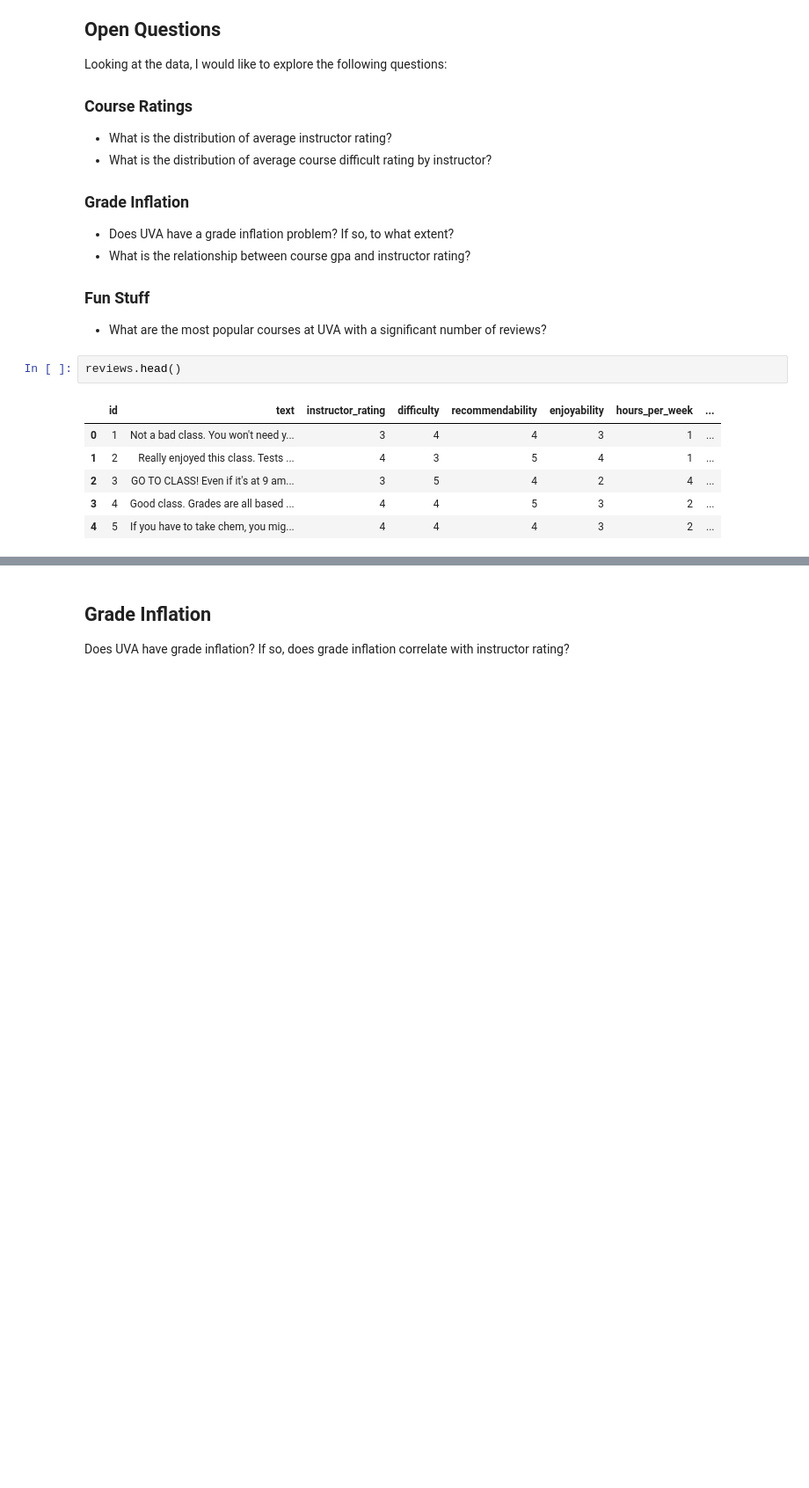
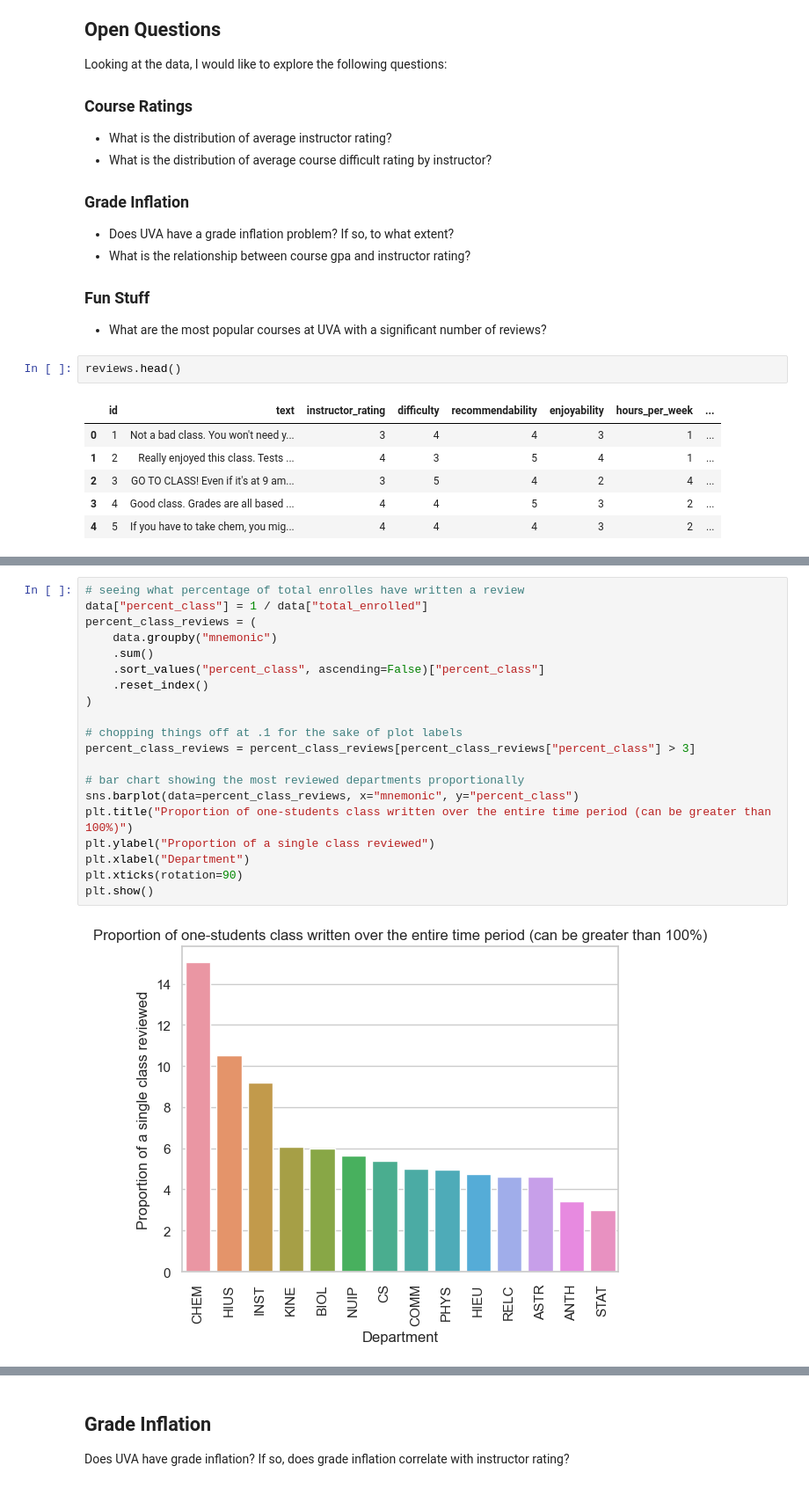
Before and after one commit to wkaisertexas/william-kaiser-ds-4003, a Jupyter notebook: sprints/sprint2-data.ipynb, the cells around one changed output, grey strips where cells are left out. Shown: that part at 88% size. Drawn from its saved outputs; the diff is of its cells as text; blank space fills up the shorter version.

```diff
--- a/sprints/sprint2-data.ipynb
+++ b/sprints/sprint2-data.ipynb
@@ -326,0 +354,22 @@ reviews.head()
+# %%
+# seeing what percentage of total enrolles have written a review
+data["percent_class"] = 1 / data["total_enrolled"]
+percent_class_reviews = (
+    data.groupby("mnemonic")
+    .sum()
+    .sort_values("percent_class", ascending=False)["percent_class"]
+    .reset_index()
+)
+
+# chopping things off at .1 for the sake of plot labels
+percent_class_reviews = percent_class_reviews[percent_class_reviews["percent_class"] > 3]
+
+# bar chart showing the most reviewed departments proportionally
+sns.barplot(data=percent_class_reviews, x="mnemonic", y="percent_class")
+plt.title("Proportion of one-students class written over the entire time period (can be greater than 100%)")
+plt.ylabel("Proportion of a single class reviewed")
+plt.xlabel("Department")
+plt.xticks(rotation=90)
+plt.show()
+# %% [output]
+[figure, added]
```
Also changed, not shown: parts of 20 cells of this notebook, 2 other files.
